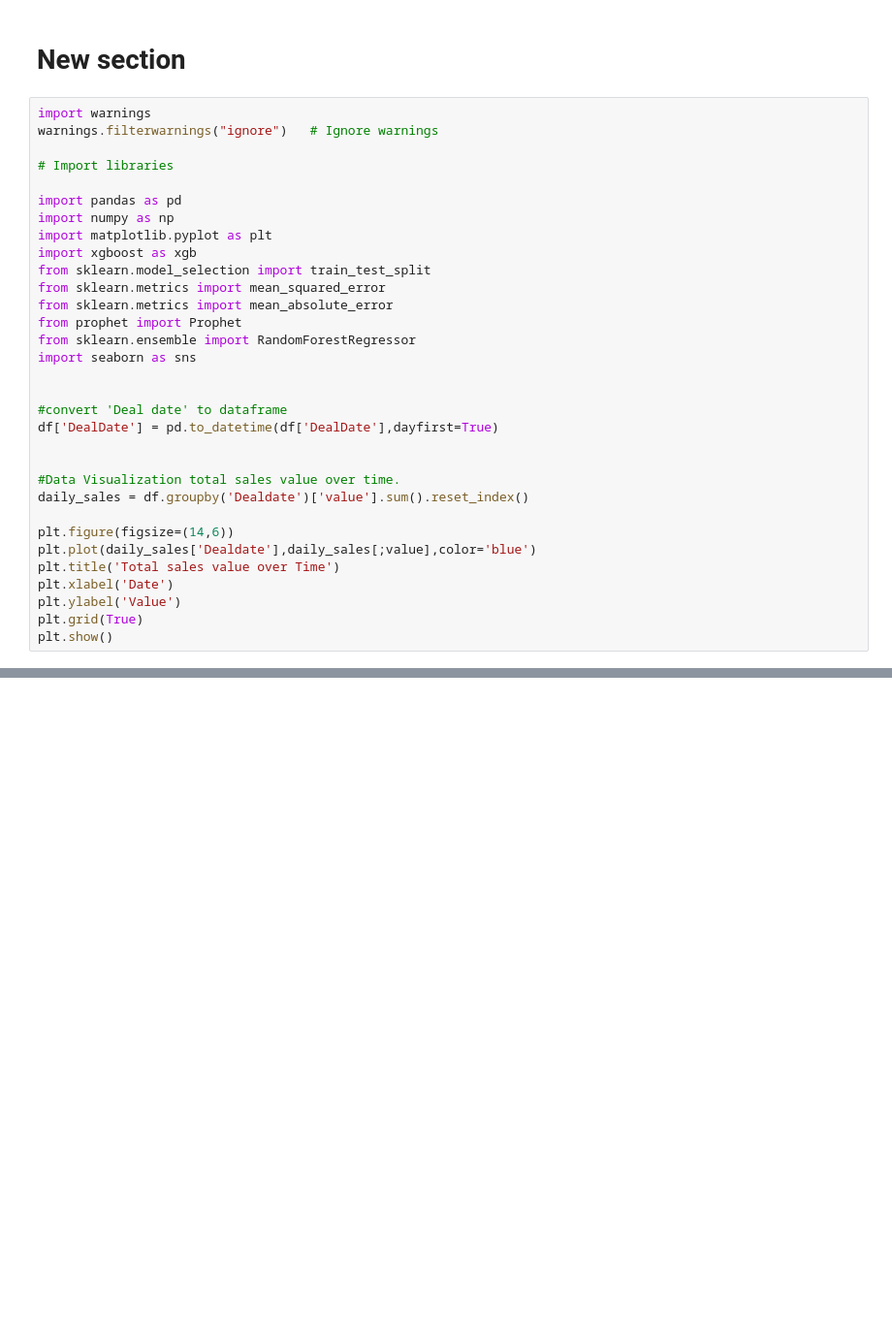
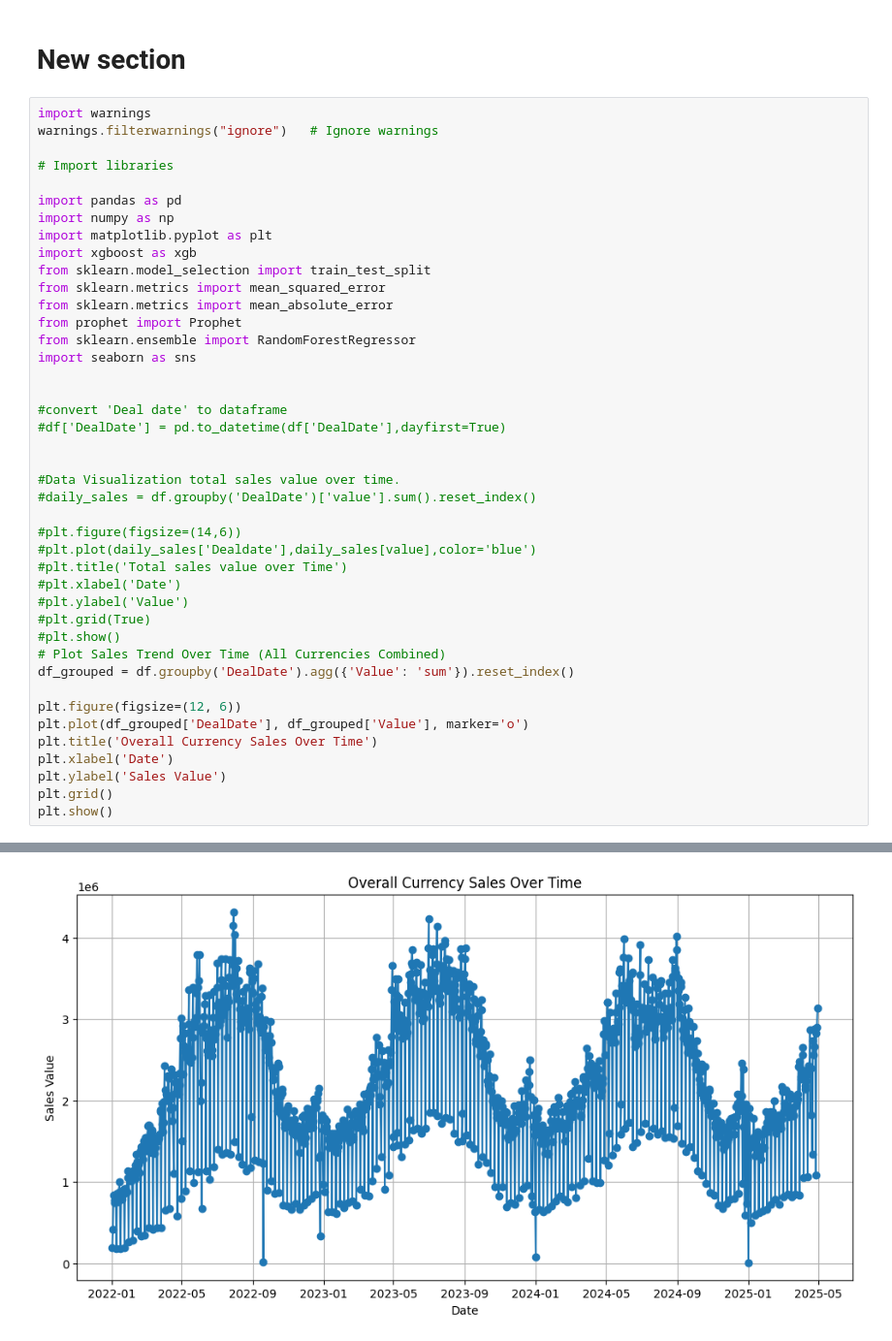
Before and after one commit to Priyankavaishnav1006/Stock_Sales_ML_Model, a Jupyter notebook: Stock_sales_ML.ipynb, the cells around one changed output, grey strips where cells are left out. Shown: that part at 97% size. Drawn from its saved outputs; the diff is of its cells as text; blank space fills up the shorter version.

```diff
--- a/Stock_sales_ML.ipynb
+++ b/Stock_sales_ML.ipynb
@@ -56,17 +55,27 @@ import seaborn as sns
 
 
 #convert 'Deal date' to dataframe
-df['DealDate'] = pd.to_datetime(df['DealDate'],dayfirst=True)
+#df['DealDate'] = pd.to_datetime(df['DealDate'],dayfirst=True)
 
 
 #Data Visualization total sales value over time.
-daily_sales = df.groupby('Dealdate')['value'].sum().reset_index()
+#daily_sales = df.groupby('DealDate')['value'].sum().reset_index()
 
-plt.figure(figsize=(14,6))
-plt.plot(daily_sales['Dealdate'],daily_sales[;value],color='blue')
-plt.title('Total sales value over Time')
+#plt.figure(figsize=(14,6))
+#plt.plot(daily_sales['Dealdate'],daily_sales[value],color='blue')
+#plt.title('Total sales value over Time')
+#plt.xlabel('Date')
+#plt.ylabel('Value')
+#plt.grid(True)
+#plt.show()
+# Plot Sales Trend Over Time (All Currencies Combined)
+df_grouped = df.groupby('DealDate').agg({'Value': 'sum'}).reset_index()
+
+plt.figure(figsize=(12, 6))
+plt.plot(df_grouped['DealDate'], df_grouped['Value'], marker='o')
+plt.title('Overall Currency Sales Over Time')
 plt.xlabel('Date')
-plt.ylabel('Value')
-plt.grid(True)
+plt.ylabel('Sales Value')
+plt.grid()
 plt.show()
 # %% [output]
@@ -73,0 +82 @@ SyntaxError: invalid syntax (<ipython-input-8-f9ceeb975776>, line 26)
+[figure, added]
```
Also changed, not shown: parts of 3 cells of this notebook.
